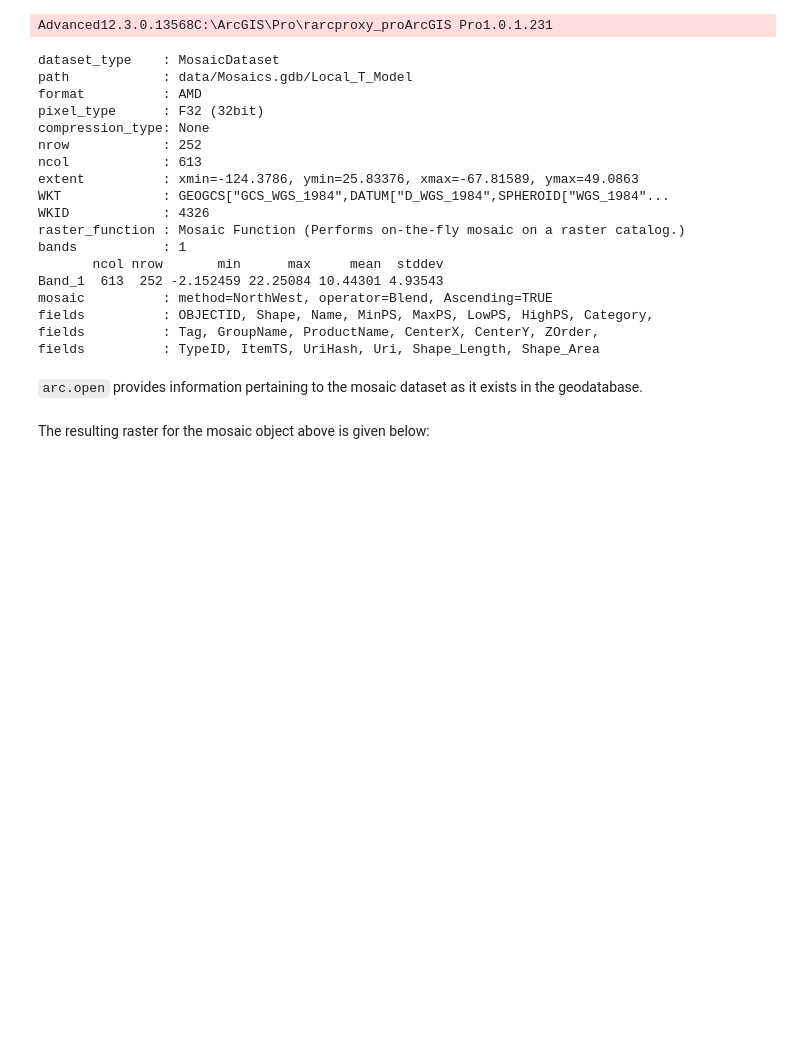
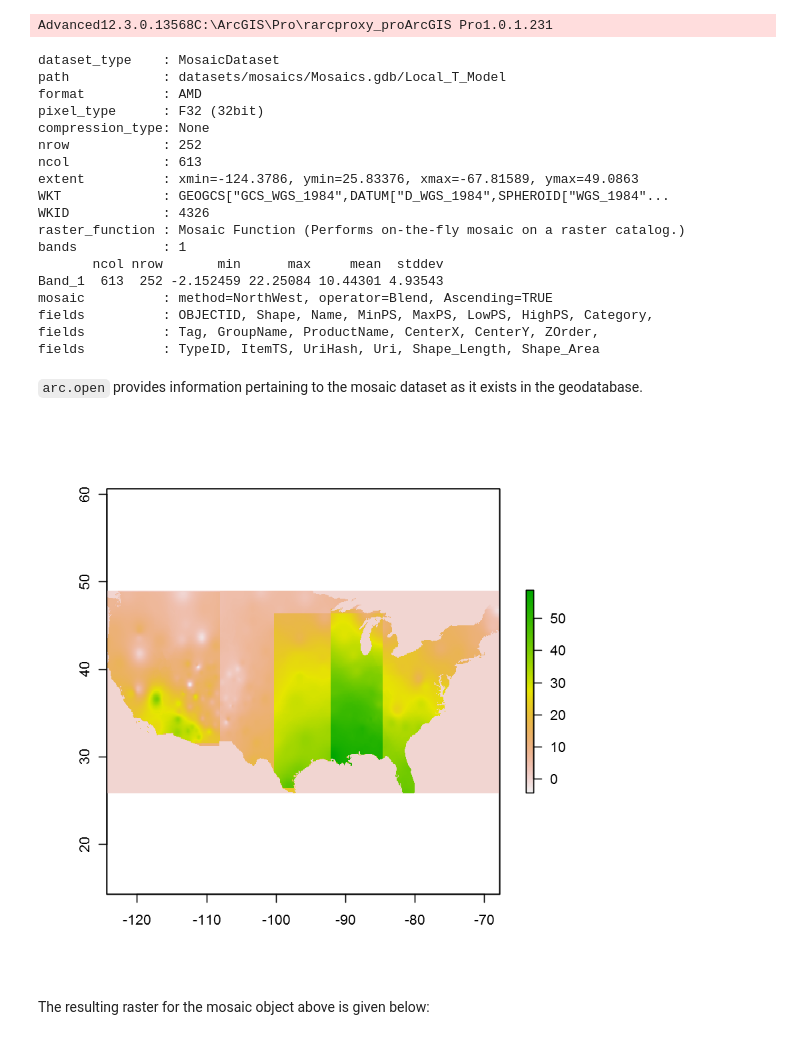
Before and after one commit to R-ArcGIS/R-Bridge-Tutorial-Notebooks, a Jupyter notebook: R-bridge-support-for-mosaic-and-time-series-rasters.ipynb, the cells around one changed output. Saved outputs shown, nothing was run; the diff lists cells and outputs as text; code cells hidden in the pictures; blank space fills up the shorter version.

Commit message:
update mosaics

````diff
--- a/R-bridge-support-for-mosaic-and-time-series-rasters.ipynb
+++ b/R-bridge-support-for-mosaic-and-time-series-rasters.ipynb
@@ -23,12 +23,12 @@ message(arc.check_product())
 Advanced12.3.0.13568C:\ArcGIS\Pro\rarcproxy_proArcGIS Pro1.0.1.231
 # %%
 ## Open the mosaic dataset
-mosaic.open.obj <- arc.open('data/Mosaics.gdb/Local_T_Model')
+mosaic.open.obj <- arc.open('datasets/mosaics/Mosaics.gdb/Local_T_Model')
 ## Display the arc.open object
 mosaic.open.obj
 # %% [output]
 dataset_type    : MosaicDataset
-path            : data/Mosaics.gdb/Local_T_Model
+path            : datasets/mosaics/Mosaics.gdb/Local_T_Model
 format          : AMD
 pixel_type      : F32 (32bit)
 compression_type: None
@@ -49,6 +49,10 @@ fields          : TypeID, ItemTS, UriHash, Uri, Shape_Length, Shape_Area
 ```arc.open``` provides information pertaining to the mosaic dataset as it exists in the geodatabase.
 # %%
 mosaic.obj.original <- arc.raster(mosaic.open.obj, mosaic = list(method = "NorthWest", operator = "Sum"))
+## Plot the resulting mosaic dataset
+plot(as.raster(mosaic.obj.original))
+# %% [output]
+[figure, added]
 # %% [markdown]
 The resulting raster for the mosaic object above is given below:
 # %%
````
Also changed, not shown: parts of 4 cells of this notebook.
